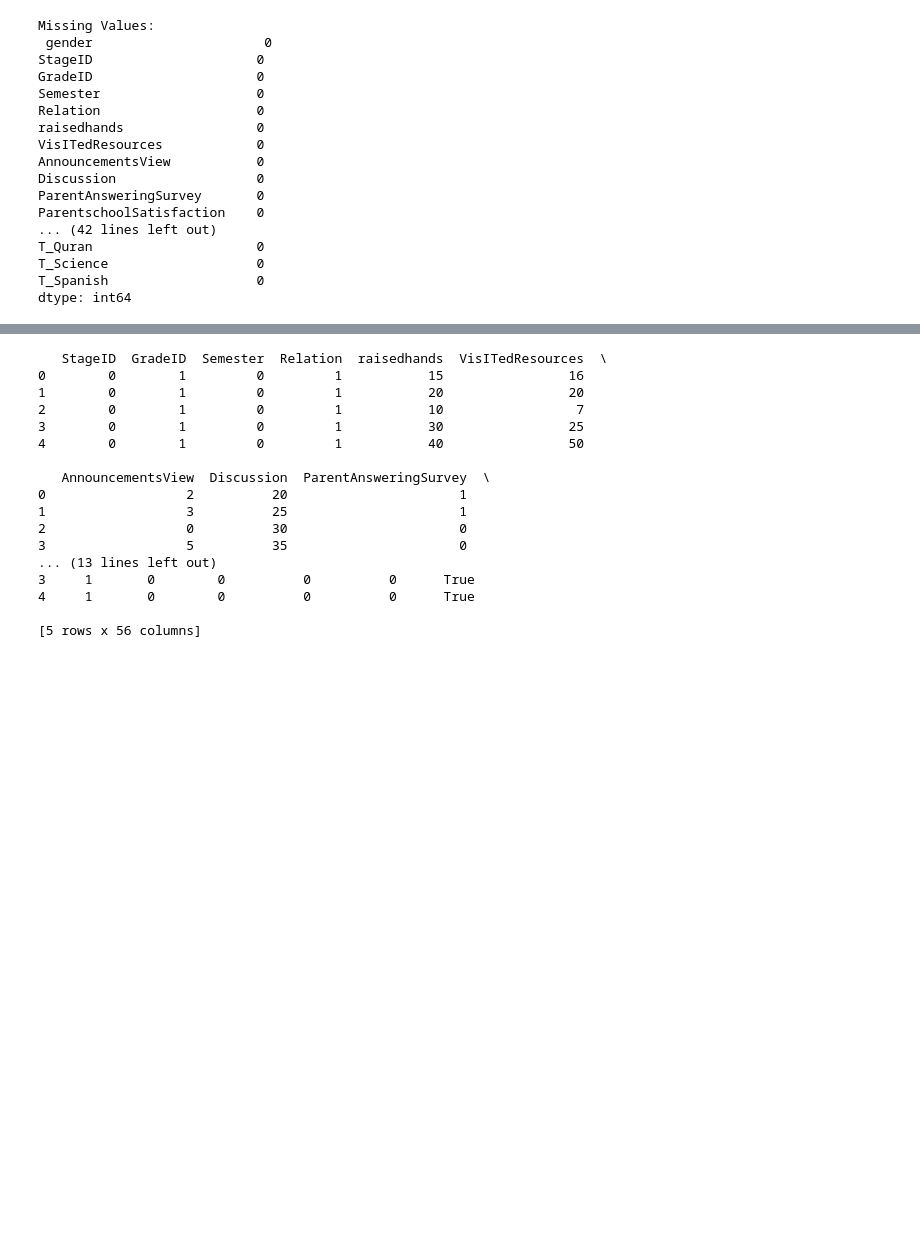
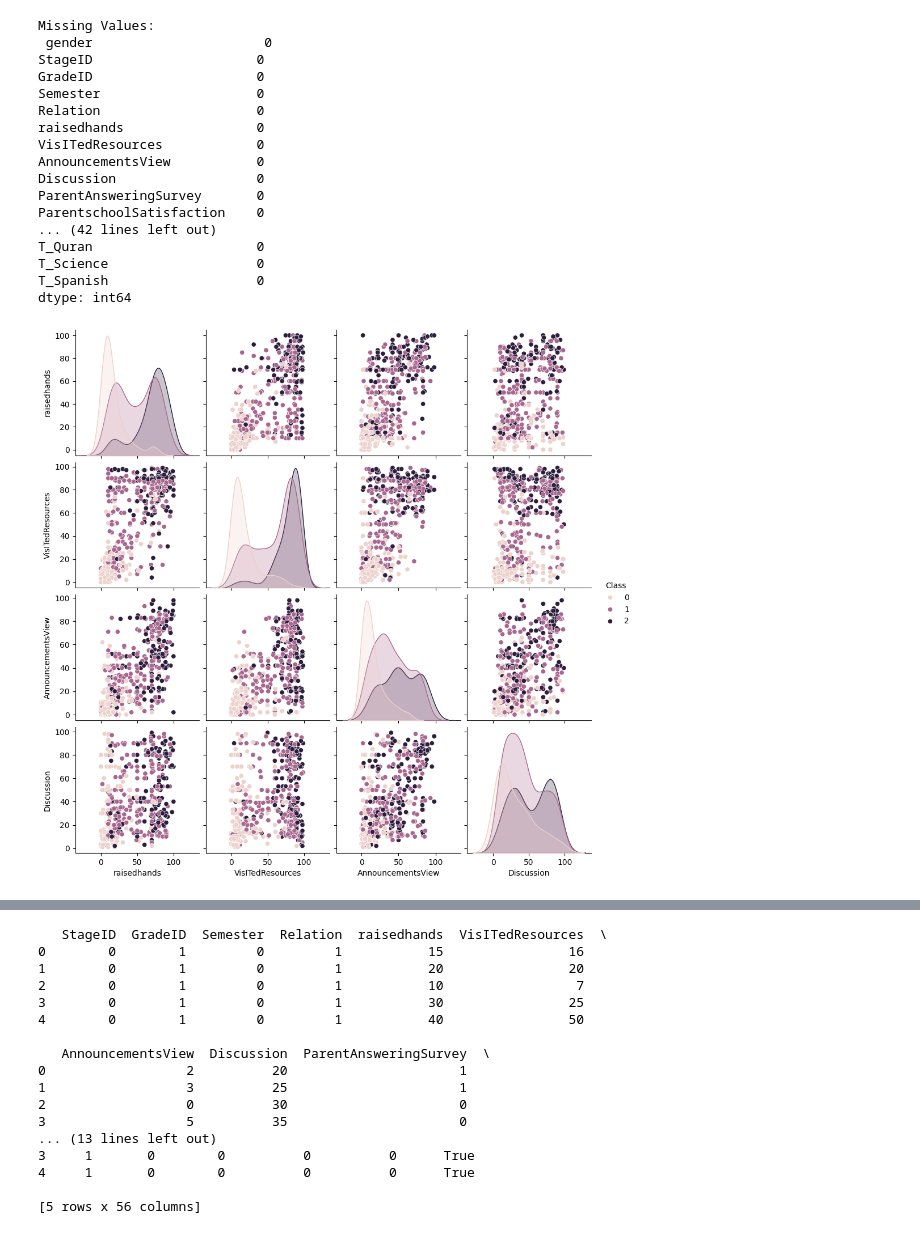
Before and after one commit to FaridRash/HW-SW-B, a Jupyter notebook: Notebooks/mahdimiri_1.ipynb, the cells around one changed output, grey strips where cells are left out. Cells and saved outputs as stored; diff of their text form; code cells hidden in the pictures; blank space fills up the shorter version.

```diff
--- a/Notebooks/mahdimiri_1.ipynb
+++ b/Notebooks/mahdimiri_1.ipynb
@@ -335,3 +364,9 @@ T_Quran                     0
 T_Science                   0
 T_Spanish                   0
 dtype: int64
+# %%
+sns.pairplot(data[['raisedhands', 'VisITedResources', 'AnnouncementsView', 'Discussion', 'Class']], hue='Class')
+plt.show()
+#Scatter plots for numerical relationships
+# %% [output]
+[figure, added]
```
Also changed, not shown: parts of 7 cells of this notebook.
